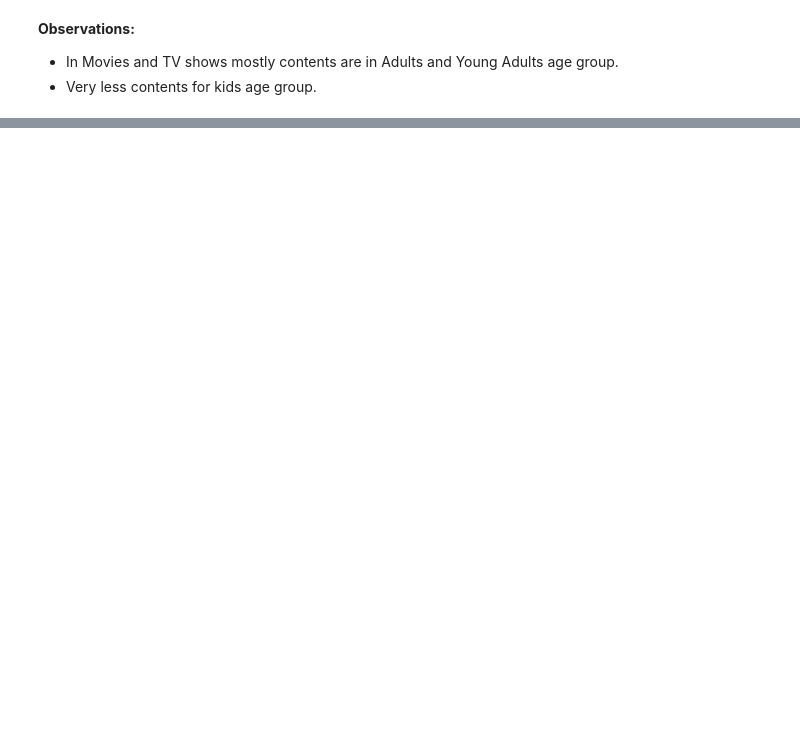
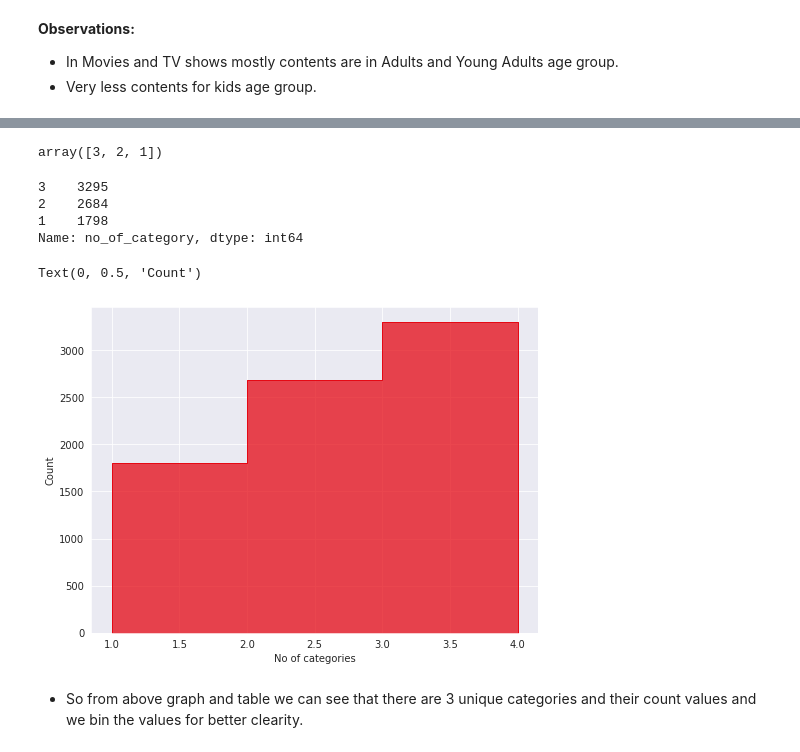
Before and after one commit to victorious07/Netflix-Movies-and-TV-Shows-Clustering, a Jupyter notebook: Netflix_Movies_And_TVShows_Clustering_CapstoneProject.ipynb, the cells around one changed output, grey strips where cells are left out. Drawn from its saved outputs; the diff is of its cells as text; code cells hidden in the pictures; blank space fills up the shorter version.

```diff
--- a/Netflix_Movies_And_TVShows_Clustering_CapstoneProject.ipynb
+++ b/Netflix_Movies_And_TVShows_Clustering_CapstoneProject.ipynb
@@ -516,0 +636,3 @@ fig2.show()
+# %%
+#creating a column for no.of categories
+netflix_df['no_of_category'] = netflix_df['Listed_in'] .apply(lambda x : len(x))
@@ -516,0 +648,24 @@ fig2.show()
+# %%
+#printing unique values
+netflix_df.no_of_category.unique()
+# %% [output]
+array([3, 2, 1])
+# %%
+#total value count of new category
+netflix_df.no_of_category.value_counts()
+# %% [output]
+3    3295
+2    2684
+1    1798
+Name: no_of_category, dtype: int64
+# %%
+#Histogram of no_of_category and bins the values
+plt.figure(figsize = (8,6))
+sns.histplot(data=netflix_df,x='no_of_category',bins=[1,2,3,4],color=['#e50914'],element="step")
+plt.xlabel("No of categories")
+plt.ylabel("Count")
+# %% [output]
+Text(0, 0.5, 'Count')
+[figure, added]
+# %% [markdown]
+* So from above graph and table we can see that there are 3 unique categories and their count values and we bin the values for better clearity.
```
Also changed, not shown: parts of 15 cells of this notebook.
